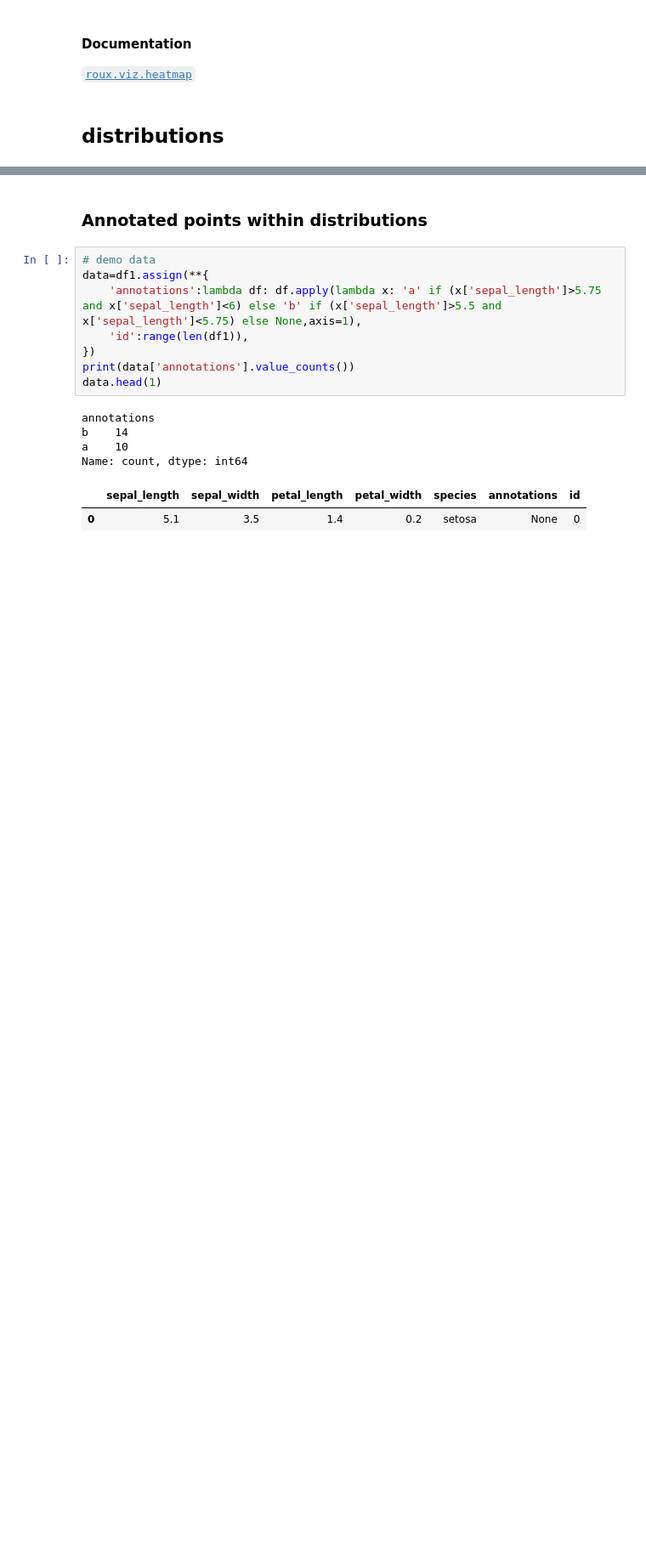
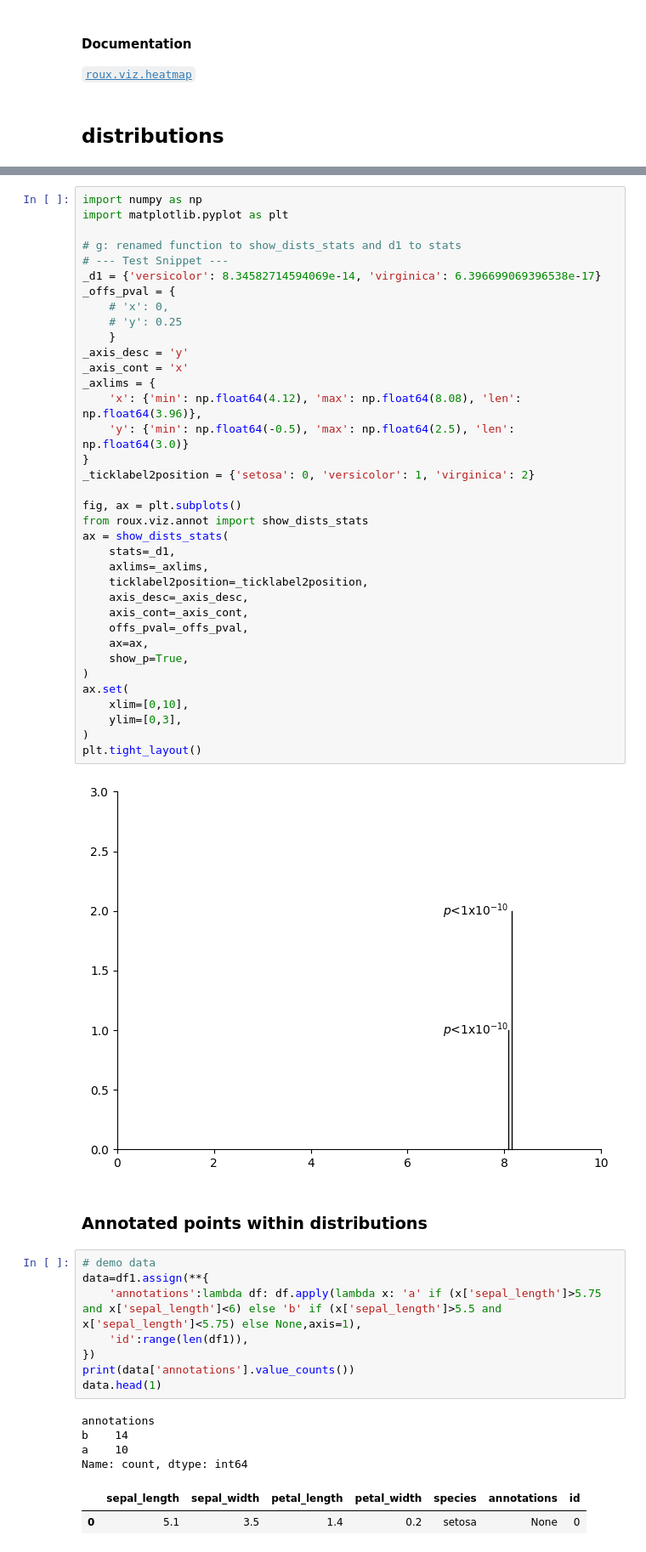
Before and after one commit to rraadd88/roux, a Jupyter notebook: examples/roux_viz_annot.ipynb, the cells around one changed output, grey strips where cells are left out. Shown at 85% size. Drawn from its saved outputs; the diff is of its cells as text; blank space fills up the shorter version.

```diff
--- a/examples/roux_viz_annot.ipynb
+++ b/examples/roux_viz_annot.ipynb
@@ -268,3 +270,41 @@ ax=show_box(ax=ax,xy=[1,2],width=2,height=1,ec='red',lw=2)
+# %%
+import numpy as np
+import matplotlib.pyplot as plt
+
+# g: renamed function to show_dists_stats and d1 to stats
+# --- Test Snippet ---
+_d1 = {'versicolor': 8.34582714594069e-14, 'virginica': 6.396699069396538e-17}
+_offs_pval = {
+    # 'x': 0,
+    # 'y': 0.25
+    }
+_axis_desc = 'y'
+_axis_cont = 'x'
+_axlims = {
+    'x': {'min': np.float64(4.12), 'max': np.float64(8.08), 'len': np.float64(3.96)},
+    'y': {'min': np.float64(-0.5), 'max': np.float64(2.5), 'len': np.float64(3.0)}
+}
+_ticklabel2position = {'setosa': 0, 'versicolor': 1, 'virginica': 2}
+
+fig, ax = plt.subplots()
+from roux.viz.annot import show_dists_stats
+ax = show_dists_stats(
+    stats=_d1,
+    axlims=_axlims,
+    ticklabel2position=_ticklabel2position,
+    axis_desc=_axis_desc,
+    axis_cont=_axis_cont,
+    offs_pval=_offs_pval,
+    ax=ax,
+    show_p=True,
+)
+ax.set(
+    xlim=[0,10],
+    ylim=[0,3],
+)
+plt.tight_layout()
+# %% [output]
+[figure, added]
 # %% [markdown]
 ### Annotated points within distributions
 # %%
```
Also changed, not shown: parts of 3 cells of this notebook, 7 other files.
